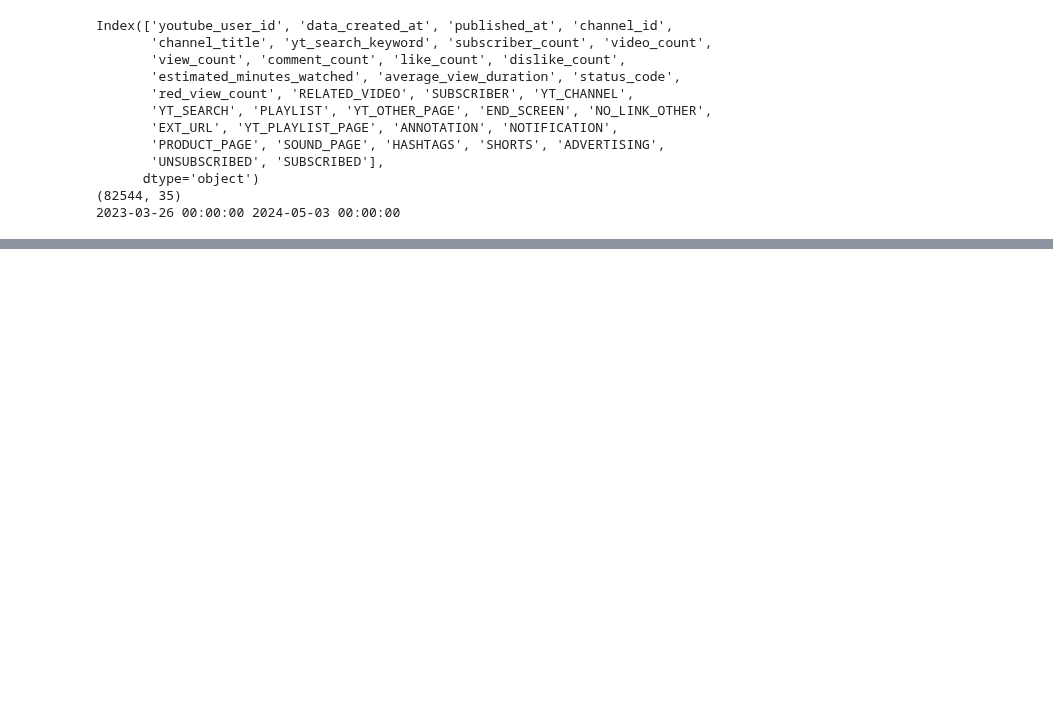
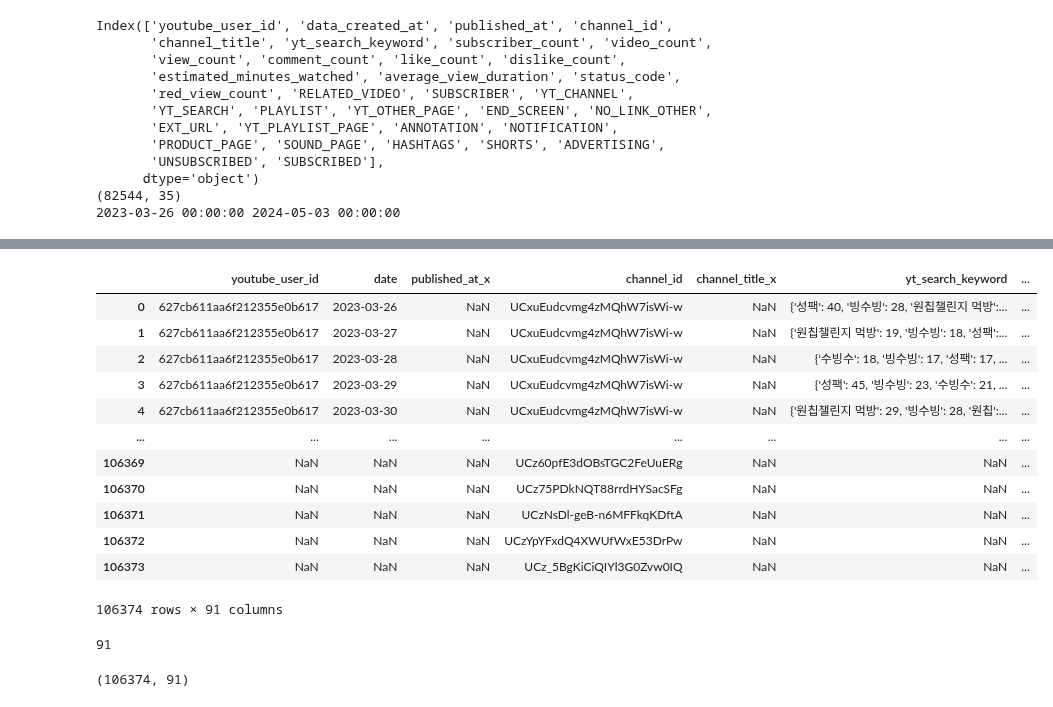
Before and after one commit to kkwann/awake, a Jupyter notebook: MongoDB_connection.ipynb, the cells around one changed output, grey strips where cells are left out. Cells and saved outputs as stored; diff of their text form; code cells hidden in the pictures; blank space fills up the shorter version.

```diff
--- a/MongoDB_connection.ipynb
+++ b/MongoDB_connection.ipynb
@@ -908,0 +843,3 @@ merge_df_fin = pd.merge(merge_df_fin,youtube_daily_channel_basics,how='left',on=
+# %%
+youtube_channel_demographics = youtube_channel_demographics.rename(columns={'end_date':'date'})
+youtube_channel_demographics.head()
@@ -908,0 +862,3 @@ merge_df_fin = pd.merge(merge_df_fin,youtube_daily_channel_basics,how='left',on=
+# %%
+youtube_channel_locations = youtube_channel_locations.rename(columns={'end_date':'date'})
+youtube_channel_locations.head()
@@ -908,0 +883,3 @@ merge_df_fin = pd.merge(merge_df_fin,youtube_daily_channel_basics,how='left',on=
+# %%
+youtube_subscriber = youtube_subscriber.rename(columns={'data_created_at':'date'})
+youtube_subscriber.head()
@@ -908,0 +893,3 @@ merge_df_fin = pd.merge(merge_df_fin,youtube_daily_channel_basics,how='left',on=
+# %%
+youtube_datas = youtube_datas.rename(columns={'data_created_at':'date'})
+youtube_datas.head()
@@ -908,0 +913,34 @@ merge_df_fin = pd.merge(merge_df_fin,youtube_daily_channel_basics,how='left',on=
+# %%
+# # 계정 분석 데이터 테이블 매핑
+merge_df_users = pd.merge(youtube_datas,youtube_users,how='outer',on=['channel_id']).reset_index(drop=True)
+merge_df_users = pd.merge(merge_df_users,youtube_revenue,how='outer',on=['youtube_user_id','date']).reset_index(drop=True)
+merge_df_users = pd.merge(merge_df_users,youtube_channel_demographics,how='outer',on=['youtube_user_id','date']).reset_index(drop=True)
+merge_df_users = pd.merge(merge_df_users,youtube_channel_locations,how='outer',on=['youtube_user_id','date']).reset_index(drop=True)
+merge_df_users = pd.merge(merge_df_users,youtube_daily_channel_basics,how='outer',on=['youtube_user_id','date']).reset_index(drop=True)
+merge_df_users = pd.merge(merge_df_users,youtube_subscriber,how='outer',on=['youtube_user_id','date']).reset_index(drop=True)
+# merge_df_users = pd.merge(merge_df_users,youtube_datas,how='outer',on=['youtube_user_id','date']).reset_index(drop=True)
+# merge_df_users = pd.merge(merge_df_users,youtube_users,how='outer',on=['channel_id']).reset_index(drop=True)
+
+merge_df_users
+# %% [output]
+|  | youtube_user_id | date | published_at_x | channel_id | channel_title_x | yt_search_keyword | ... |
+| 0 | 627cb611aa6f212355e0b617 | 2023-03-26 | NaN | UCxuEudcvmg4zMQhW7isWi-w | NaN | {'성팩': 40, '빙수빙': 28, '원칩챌린지 먹방':... | ... |
+| 1 | 627cb611aa6f212355e0b617 | 2023-03-27 | NaN | UCxuEudcvmg4zMQhW7isWi-w | NaN | {'원칩챌린지 먹방': 19, '빙수빙': 18, '성팩':... | ... |
+| 2 | 627cb611aa6f212355e0b617 | 2023-03-28 | NaN | UCxuEudcvmg4zMQhW7isWi-w | NaN | {'수빙수': 18, '빙수빙': 17, '성팩': 17, ... | ... |
+| 3 | 627cb611aa6f212355e0b617 | 2023-03-29 | NaN | UCxuEudcvmg4zMQhW7isWi-w | NaN | {'성팩': 45, '빙수빙': 23, '수빙수': 21, ... | ... |
+| 4 | 627cb611aa6f212355e0b617 | 2023-03-30 | NaN | UCxuEudcvmg4zMQhW7isWi-w | NaN | {'원칩챌린지 먹방': 29, '빙수빙': 28, '원칩':... | ... |
+| ... | ... | ... | ... | ... | ... | ... | ... |
+| 106369 | NaN | NaN | NaN | UCz60pfE3dOBsTGC2FeUuERg | NaN | NaN | ... |
+| 106370 | NaN | NaN | NaN | UCz75PDkNQT88rrdHYSacSFg | NaN | NaN | ... |
+| 106371 | NaN | NaN | NaN | UCzNsDl-geB-n6MFFkqKDftA | NaN | NaN | ... |
+| 106372 | NaN | NaN | NaN | UCzYpYFxdQ4XWUfWxE53DrPw | NaN | NaN | ... |
+| 106373 | NaN | NaN | NaN | UCz_5BgKiCiQIYl3G0Zvw0IQ | NaN | NaN | ... |
+106374 rows × 91 columns
+# %%
+len(merge_df_users.columns)
+# %% [output]
+91
+# %%
+merge_df_users.shape
+# %% [output]
+(106374, 91)
```
Also changed, not shown: parts of 35 cells of this notebook.
